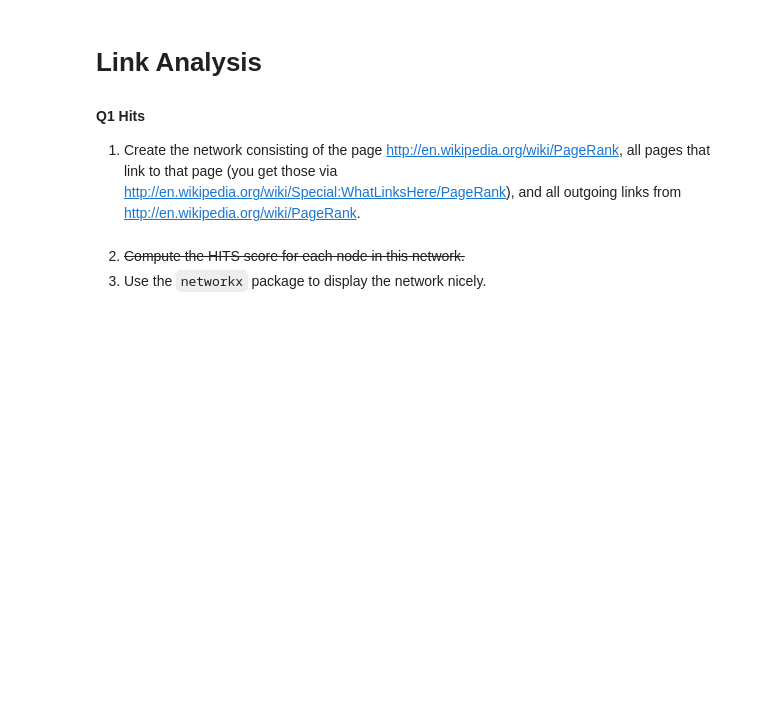
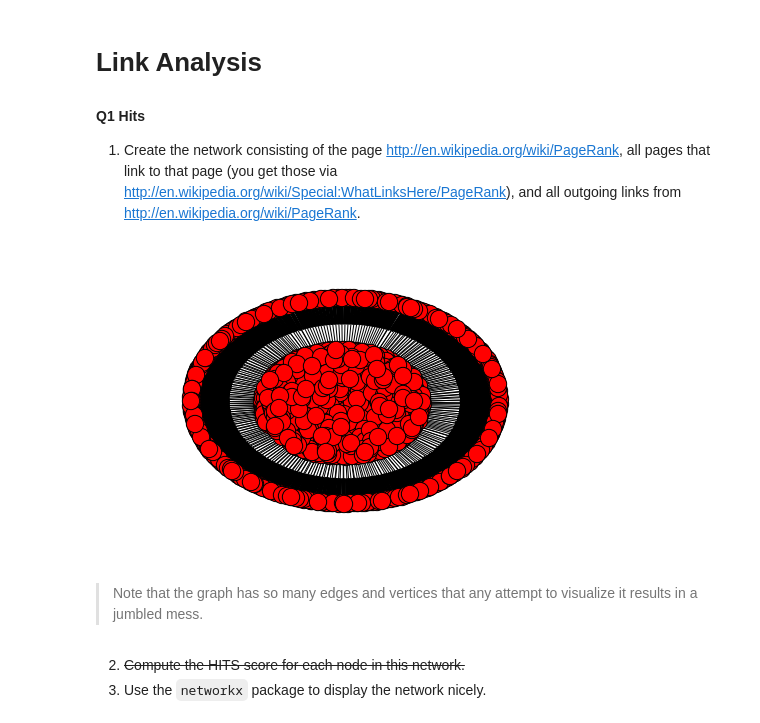
Before and after one commit to vdankers/zoekmachines, a Jupyter notebook: AssignmentWeek5.ipynb, the cells around one changed output. Cells and saved outputs as stored; diff of their text form; code cells hidden in the pictures; blank space fills up the shorter version.

```diff
--- a/AssignmentWeek5.ipynb
+++ b/AssignmentWeek5.ipynb
@@ -31,24 +33,45 @@ Put here a selfie with your photo where you hold a signed paper with the followi
 # %%
 import networkx as nx
 from bs4 import BeautifulSoup
 import matplotlib.pyplot as plt
 START_NODE = 'PAGERANKSTARTNODE'
 
-G = nx.Graph()
+G = nx.DiGraph()
 G.add_node(START_NODE)
 
+# filename is for the page with all links towards the PageRank page
 f = open('.\Pagerank\outlinks.htm', 'rb')
 text = f.read().decode('utf8', 'ignore')
 soup = BeautifulSoup(text)
 for elem in soup.find_all('li'):
+    # not all 'li' elements have a link, try/catch to handle this edge case.
     try:
         link = elem.a.get('href')
         G.add_node(link)
         G.add_edge(link, START_NODE)
     except Exception:
         pass
+
+# filename for the PageRank wikipedia page
+f = open('.\Pagerank\PageRank.htm', 'rb')
+text = f.read().decode('utf8', 'ignore')
+soup = BeautifulSoup(text)
+for elem in soup.find_all('a'):
+    try:
+        link = elem.get('href')
+        # cite_notes are also caught, so filtered here
+        if str(link)[0:4]=='http':
+            G.add_node(link)
+            G.add_edge(START_NODE, link)
+    except Exception:
+        pass
+
 nx.draw(G)
 plt.show()
+# %% [output]
+[figure, added]
+# %% [markdown]
+> Note that the graph has so many edges and vertices that any attempt to visualize it results in a jumbled mess.
 # %% [markdown]
 2. ~~Compute the HITS score for each node in this network.~~
 3.   Use the `networkx` package to display the network nicely.
```
Also changed, not shown: parts of 1 cell of this notebook.
